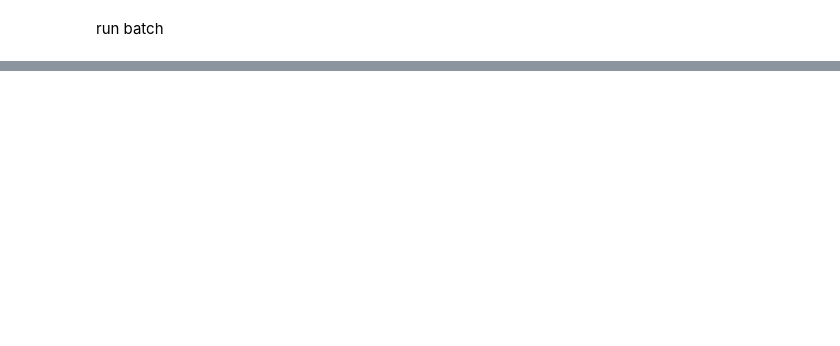
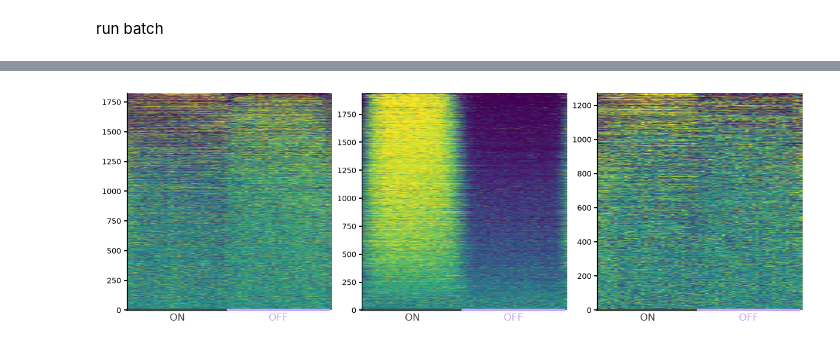
Before and after one commit to pietro-bozzo/NRCode, a Jupyter notebook: Python/Drafts/UnitEntrainment.ipynb, the cells around one changed output, grey strips where cells are left out. Cells and saved outputs as stored; diff of their text form; code cells hidden in the pictures; blank space fills up the shorter version.

```diff
--- a/Python/Drafts/UnitEntrainment.ipynb
+++ b/Python/Drafts/UnitEntrainment.ipynb
@@ -221,10 +234,12 @@ for i, r in enumerate(regs):
 run batch
 # %%
 kuramoto, dist, tuning_curve, dist_transformed, isa_phase = fma.data.runBatch(batch_file,_unitISAPhaseVectorized,kwargs={'shuffle': 1000},parallel=True)
-dist_transformed_cat = xr.concat([d for d in dist_transformed if d is not None],dim='reg',join='outer')
+dist_transformed_cat = xr.concat([d for d in dist_transformed if d is not None],dim='reg',coords='different',join='outer')
 #dist_transformed_avg = dist_transformed_cat.groupby('rat').mean(dim='rat',skipna=True)
-tuning_curve_cat = xr.concat([d for d in tuning_curve if d is not None],dim='reg',join='outer')
+tuning_curve_cat = xr.concat([d for d in tuning_curve if d is not None],dim='reg',coords='different',join='outer')
 #tuning_curve_avg = tuning_curve_cat.groupby('rat').mean(dim='rat',skipna=True)
-kuramoto_cat = xr.concat([d for d in kuramoto if d is not None],dim='reg',join='outer')
+kuramoto_cat = xr.concat([d for d in kuramoto if d is not None],dim='reg',coords='different',join='outer')
+kuramoto_cat = kuramoto_cat.assign_coords(h=('reg',(kuramoto_cat.MC < 0.05).values)) # threshold for significance
+regs = ['nr','hpc','pfc']
 # %% [output]
 Starting Batch, 2026-07-12 14:49:59.236035
@@ -230,0 +262,10 @@ Starting Batch, 2026-07-12 14:49:59.236035
+# %%
+fig, ax = fma.plotting.makeFigure(n=(1,len(regs)),size=(30,10))
+for i, r in enumerate(regs):
+    tc = tuning_curve_cat.sel(reg=r)
+    kur = kuramoto_cat.sel(reg=r)
+    order = np.argsort(kur.sel(reg=r,val='R',shuf=False)).values
+    fma.plotting.plotColorMap(tc.sel(reg=r,shuf=False),sortby=order,x=tc.phi,ax=ax[i],vmin=-1,vmax=1,zscore='all')
+isru.ISAxes(ax)
+# %% [output]
+[figure, added]
```
Also changed, not shown: parts of 13 cells of this notebook, 4 other files.
